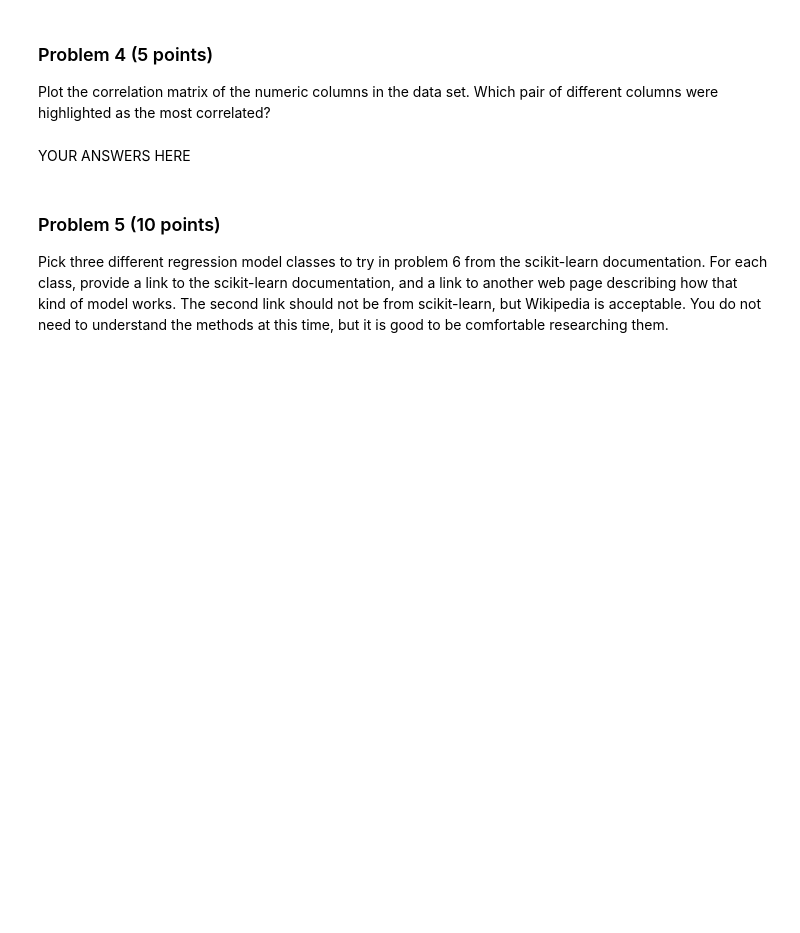
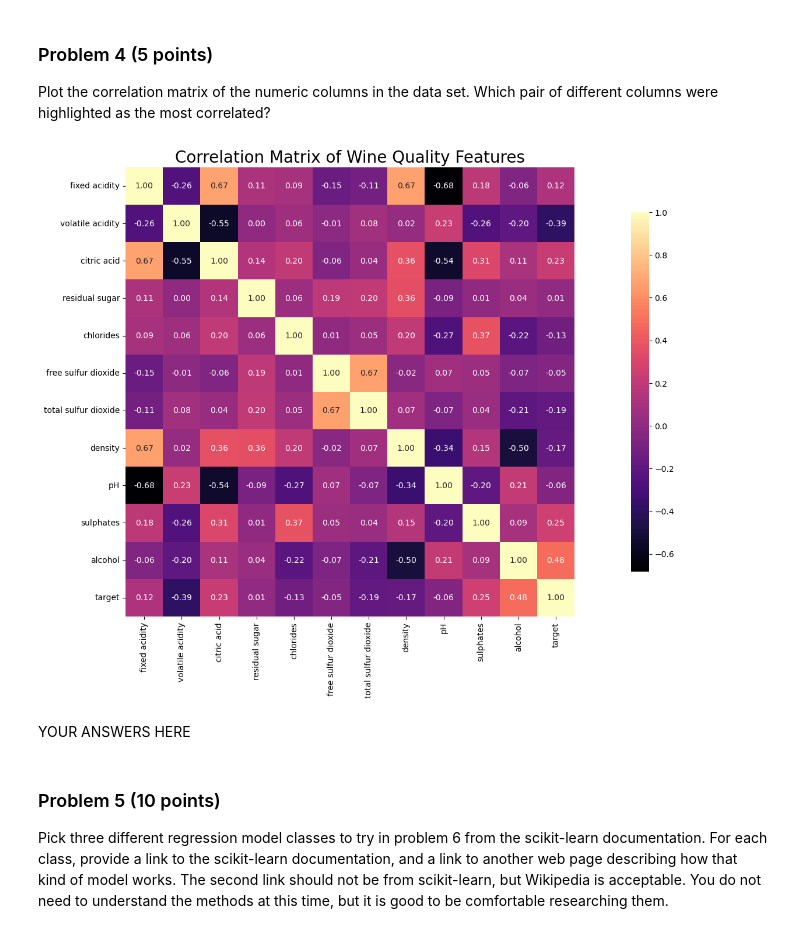
Before and after one commit to veniola/dx602-final-project, a Jupyter notebook: project.ipynb, the cells around one changed output. Saved outputs shown, nothing was run; the diff lists cells and outputs as text; code cells hidden in the pictures; blank space fills up the shorter version.

```diff
--- a/project.ipynb
+++ b/project.ipynb
@@ -218,2 +237,17 @@ Which pair of different columns were highlighted as the most correlated?
+# %%
+# Correlation Matrix
+
+import seaborn as sns
+
+# Plot correlation matrix
+correlation_matrix = wine_quality.corr()
+plt.figure(figsize=(25, 10))
+sns.heatmap(correlation_matrix, annot=True, fmt=".2f", cmap="magma", square=True, cbar_kws={"shrink": .8})
+
+# Add title and labels
+plt.title("Correlation Matrix of Wine Quality Features", fontsize=20)
+plt.show()
+# %% [output]
+[figure, added]
 # %% [markdown]
 YOUR ANSWERS HERE
```
Also changed, not shown: parts of 4 cells of this notebook.
